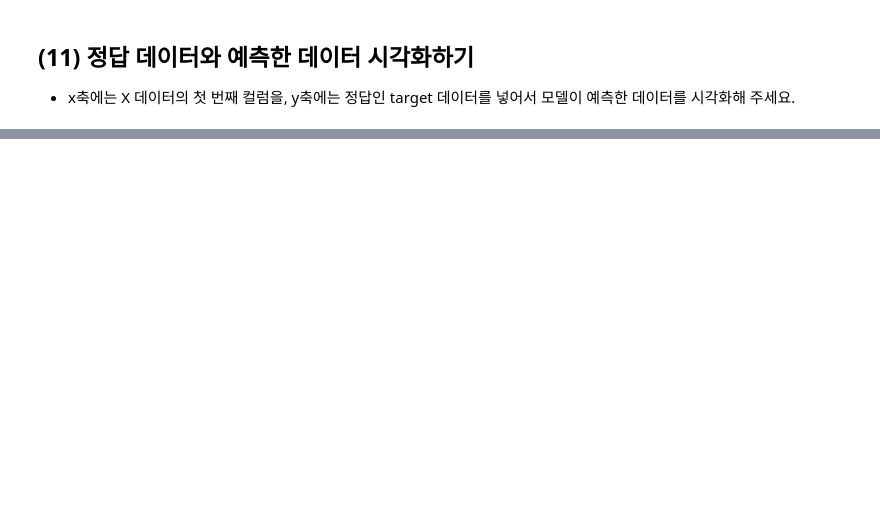
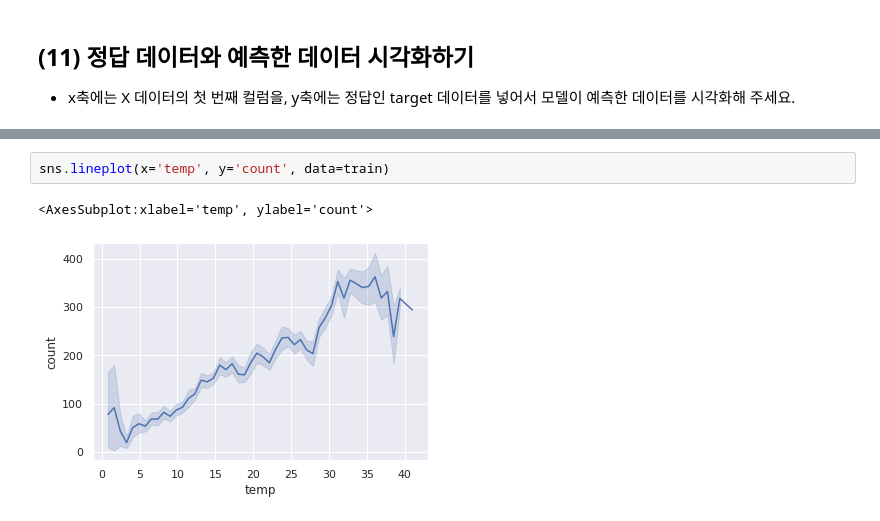
Before and after one commit to nanum9/AIFFEL_online2nd, a Jupyter notebook: [E-04]diabetes_bicycle.ipynb, the cells around one changed output, grey strips where cells are left out. Drawn from its saved outputs; the diff is of its cells as text; blank space fills up the shorter version.

```diff
--- a/[E-04]diabetes_bicycle.ipynb
+++ b/[E-04]diabetes_bicycle.ipynb
@@ -515,0 +751,5 @@ plt.show()
+# %%
+sns.lineplot(x='temp', y='count', data=train)
+# %% [output]
+<AxesSubplot:xlabel='temp', ylabel='count'>
+[figure, added]
```
Also changed, not shown: parts of 46 cells of this notebook.
